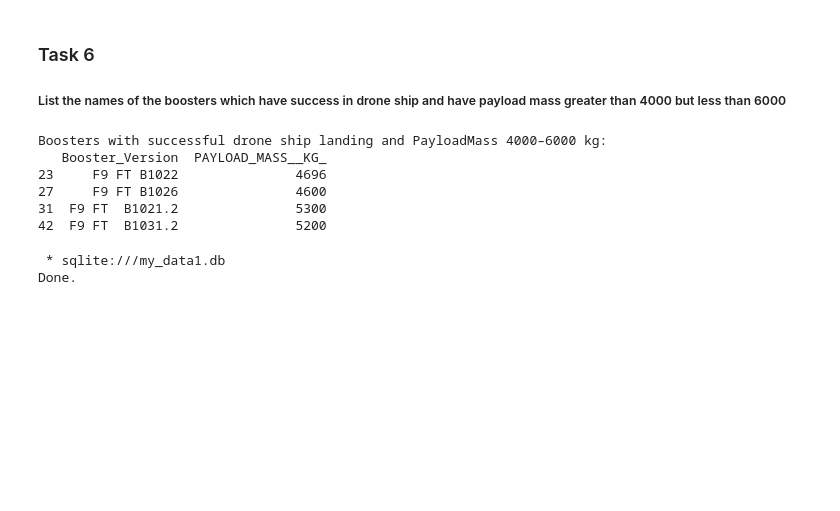
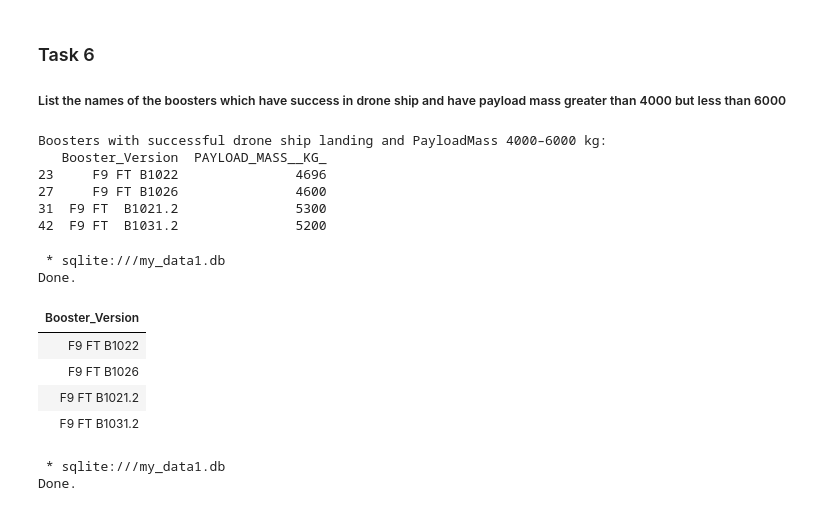
Before and after one commit to Hllnita/JupyterNote, a Jupyter notebook: jupyter-labs-eda-sql-coursera_sqllite.ipynb, the cells around one changed output. Drawn from its saved outputs; the diff is of its cells as text; code cells hidden in the pictures; blank space fills up the shorter version.

```diff
--- a/jupyter-labs-eda-sql-coursera_sqllite.ipynb
+++ b/jupyter-labs-eda-sql-coursera_sqllite.ipynb
@@ -228,6 +288,19 @@ Boosters with successful drone ship landing and PayloadMass 4000–6000 kg:
 27     F9 FT B1026               4600
 31  F9 FT  B1021.2               5300
 42  F9 FT  B1031.2               5200
+# %%
+%sql select "Booster_Version" from SPACEXTABLE \
+where "Landing_Outcome" = 'Success (drone ship)' \
+and "PAYLOAD_MASS__KG_" > 4000 \
+and "PAYLOAD_MASS__KG_" < 6000
+# %% [output]
+ * sqlite:///my_data1.db
+Done.
+| Booster_Version |
+| F9 FT B1022 |
+| F9 FT B1026 |
+| F9 FT B1021.2 |
+| F9 FT B1031.2 |
 # %%
 %%sql
 SELECT Booster_Version
```
Also changed, not shown: parts of 14 cells of this notebook.
